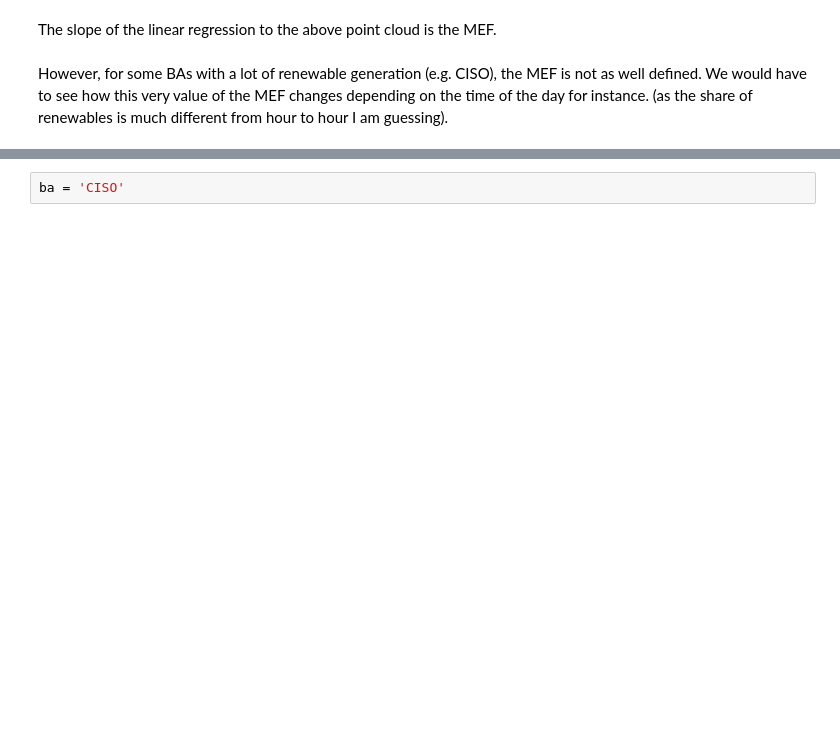
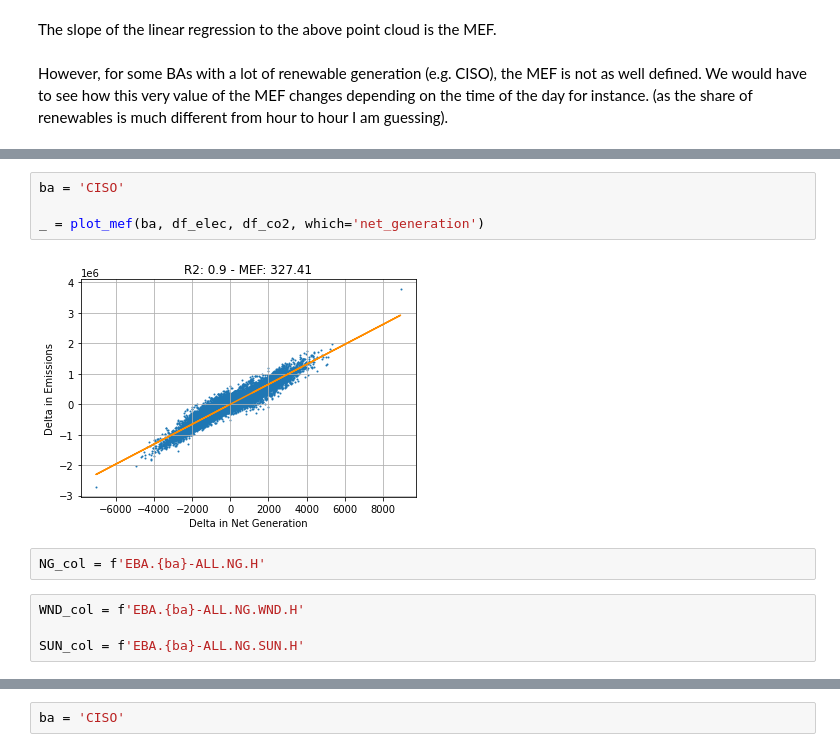
Before and after one commit to degleris1/DynamicMarginalEmissions.jl, a Jupyter notebook: notebooks/gridemissions.ipynb, the cells around one changed output, grey strips where cells are left out. Cells and saved outputs as stored; diff of their text form; blank space fills up the shorter version.

```diff
--- a/notebooks/gridemissions.ipynb
+++ b/notebooks/gridemissions.ipynb
@@ -282,0 +280,12 @@ However, for some BAs with a lot of renewable generation (e.g. CISO), the MEF is
+# %%
+ba = 'CISO'
+
+_ = plot_mef(ba, df_elec, df_co2, which='net_generation')
+# %% [output]
+[figure, added]
+# %%
+NG_col = f'EBA.{ba}-ALL.NG.H'
+# %%
+WND_col = f'EBA.{ba}-ALL.NG.WND.H'
+
+SUN_col = f'EBA.{ba}-ALL.NG.SUN.H'
```
Also changed, not shown: parts of 23 cells of this notebook, 3 other files.
